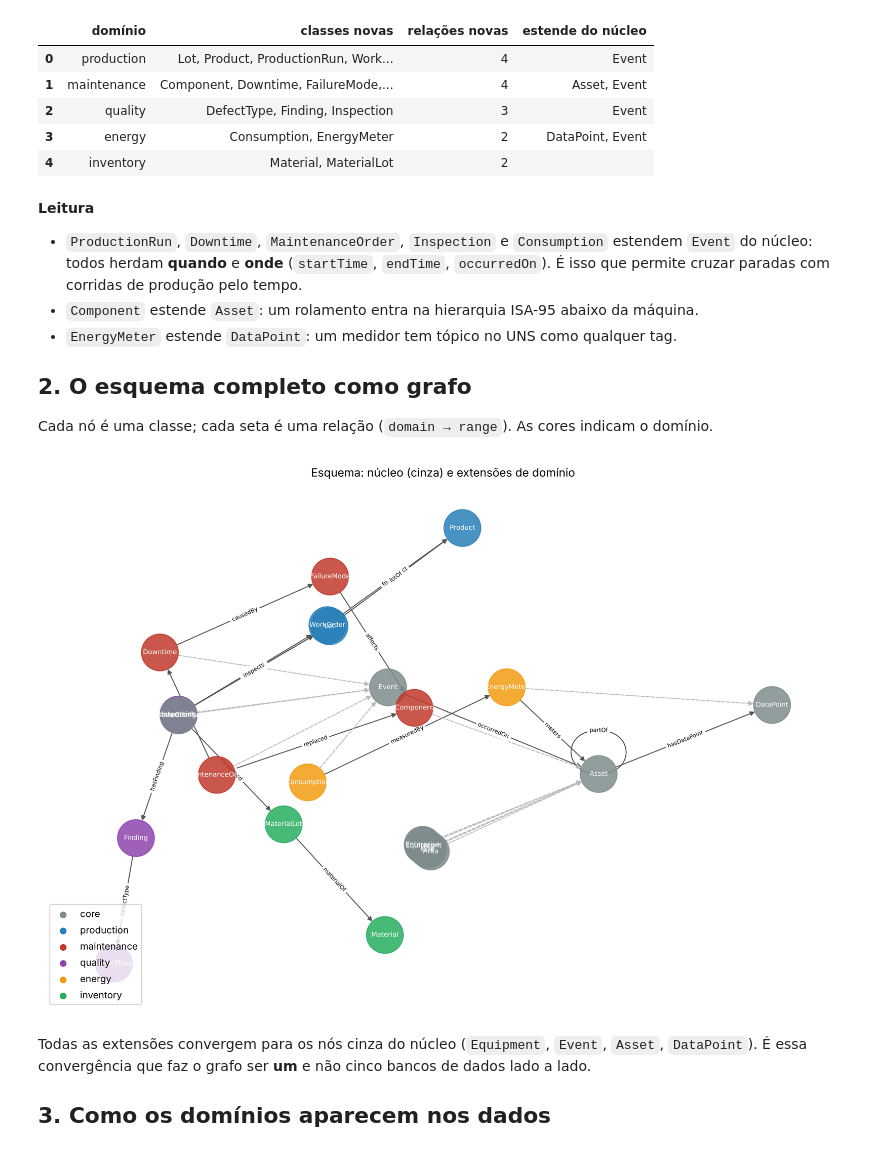
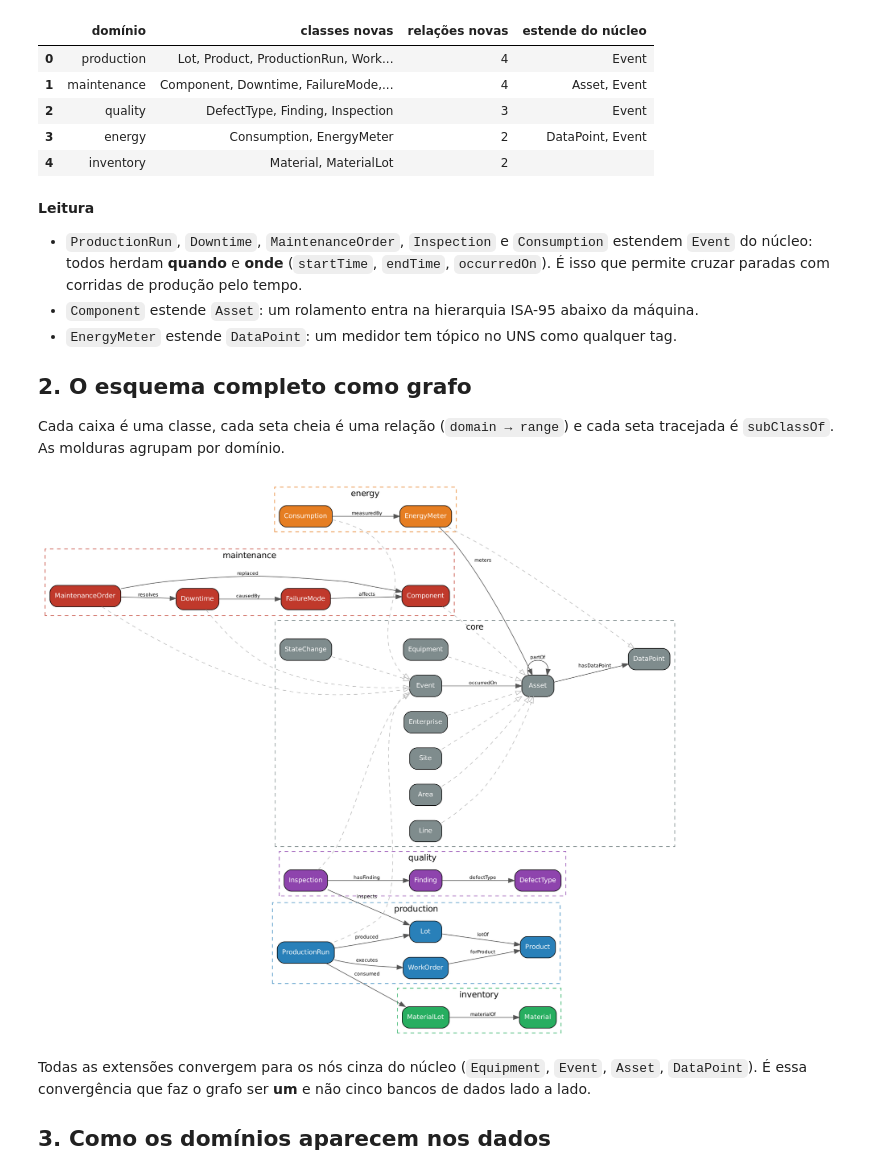
Before and after one commit to MatheusEduGarcia/industrial-ontology-lab, a Jupyter notebook: notebooks/02_extensoes_de_dominio.ipynb, the cells around one changed output. Saved outputs shown, nothing was run; the diff lists cells and outputs as text; code cells hidden in the pictures.

```diff
--- a/notebooks/02_extensoes_de_dominio.ipynb
+++ b/notebooks/02_extensoes_de_dominio.ipynb
@@ -42,36 +42,13 @@ pd.DataFrame(linhas)
 
 ## 2. O esquema completo como grafo
 
-Cada nó é uma classe; cada seta é uma relação (`domain → range`). As cores indicam o domínio.
+Cada caixa é uma classe, cada seta cheia é uma relação (`domain → range`) e cada seta tracejada é `subClassOf`. As molduras agrupam por domínio.
-# %%
-import networkx as nx, matplotlib.pyplot as plt
-full = load_ontology()
-cores = {"core": "#7f8c8d", "production": "#2980b9", "maintenance": "#c0392b", "quality": "#8e44ad", "energy": "#f39c12", "inventory": "#27ae60"}
-G = nx.DiGraph()
-dominio = lambda iri: str(iri).split("/")[-1].split("#")[0]
-for p in full.subjects(RDF.type, OWL.ObjectProperty):
-    d, r = full.value(p, RDFS.domain), full.value(p, RDFS.range)
-    if d and r:
-        G.add_edge(str(d).split("#")[-1], str(r).split("#")[-1], label=str(p).split("#")[-1])
-        G.nodes[str(d).split("#")[-1]]["dom"] = dominio(d); G.nodes[str(r).split("#")[-1]]["dom"] = dominio(r)
-for c in full.subjects(RDF.type, OWL.Class):
-    sup = full.value(c, RDFS.subClassOf)
-    if sup:
-        G.add_edge(str(c).split("#")[-1], str(sup).split("#")[-1], label="subClassOf", style="dashed")
-        G.nodes[str(c).split("#")[-1]]["dom"] = dominio(c); G.nodes[str(sup).split("#")[-1]]["dom"] = dominio(sup)
-plt.figure(figsize=(15, 10))
-pos = nx.kamada_kawai_layout(G)
-nx.draw_networkx_nodes(G, pos, node_color=[cores[G.nodes[n].get("dom", "core")] for n in G], node_size=1500, alpha=.85)
-nx.draw_networkx_labels(G, pos, font_size=7, font_color="white")
-solid = [(u, v) for u, v, a in G.edges(data=True) if a.get("style") != "dashed"]
-dashed = [(u, v) for u, v, a in G.edges(data=True) if a.get("style") == "dashed"]
-nx.draw_networkx_edges(G, pos, edgelist=solid, arrows=True, edge_color="#555", node_size=1500)
-nx.draw_networkx_edges(G, pos, edgelist=dashed, arrows=True, style="dashed", edge_color="#bbb", node_size=1500)
-nx.draw_networkx_edge_labels(G, pos, edge_labels={(u, v): a["label"] for u, v, a in G.edges(data=True) if a["label"] != "subClassOf"}, font_size=6)
-for d, c in cores.items(): plt.scatter([], [], color=c, label=d)
-plt.legend(loc="lower left"); plt.title("Esquema: núcleo (cinza) e extensões de domínio"); plt.axis("off"); plt.show()
-# %% [output]
-[figure, removed]
+# %%
+from IPython.display import Image
+from lab import figures
+Image(filename=figures.render(figures.schema_dot(load_ontology()), "schema"))
+# %% [output]
+[figure, added]
 # %% [markdown]
 Todas as extensões convergem para os nós cinza do núcleo (`Equipment`, `Event`, `Asset`, `DataPoint`). É essa convergência que faz o grafo ser **um** e não cinco bancos de dados lado a lado.
 
```
Also changed, not shown: 11 other files.
